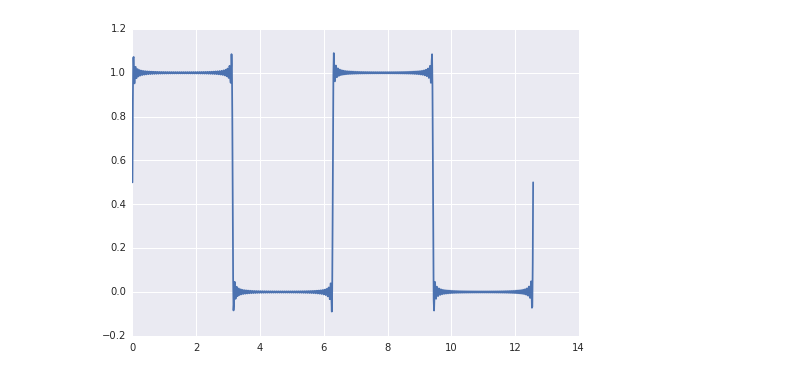
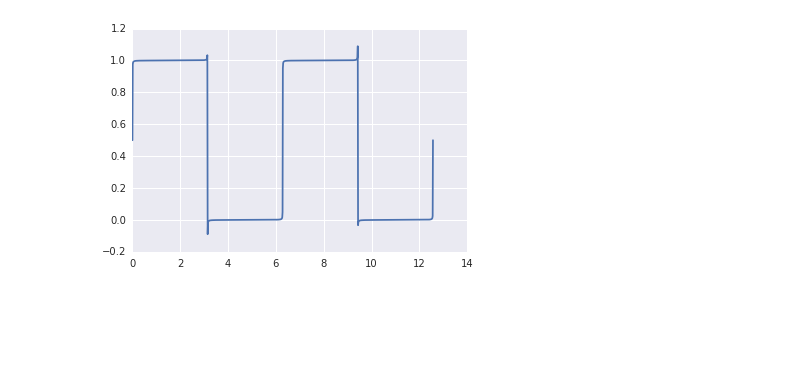
Before and after one commit to mglerner/MathematicalPhysics, a Jupyter notebook: Fourier/BasicFourier.ipynb, the cells around one changed output. Drawn from its saved outputs; the diff is of its cells as text; code cells hidden in the pictures; blank space fills up the shorter version.

```diff
--- a/Fourier/BasicFourier.ipynb
+++ b/Fourier/BasicFourier.ipynb
@@ -15,5 +15,5 @@ plt.plot(x,np.sin(x)) # make sure to use the functions from numpy
 # %%
-y = np.sin(x) + np.sin(3*x)/3 + np.sin(5*x)/5
+y = 0.5 + (np.sin(x) + np.sin(3*x)/3 + np.sin(5*x)/5)*2/np.pi
 plt.plot(x,y)
 # %% [output]
 [<matplotlib.lines.Line2D at 0x...>]
@@ -44,4 +44,4 @@ plotseries(10)
 # %%
-plotseries(100) # I'M BATMAN!
+plotseries(1000) # I'M BATMAN!
 # %% [output]
-[figure, old version]
+[figure, new version]
```
Also changed, not shown: parts of 8 cells of this notebook, 2 other files.
